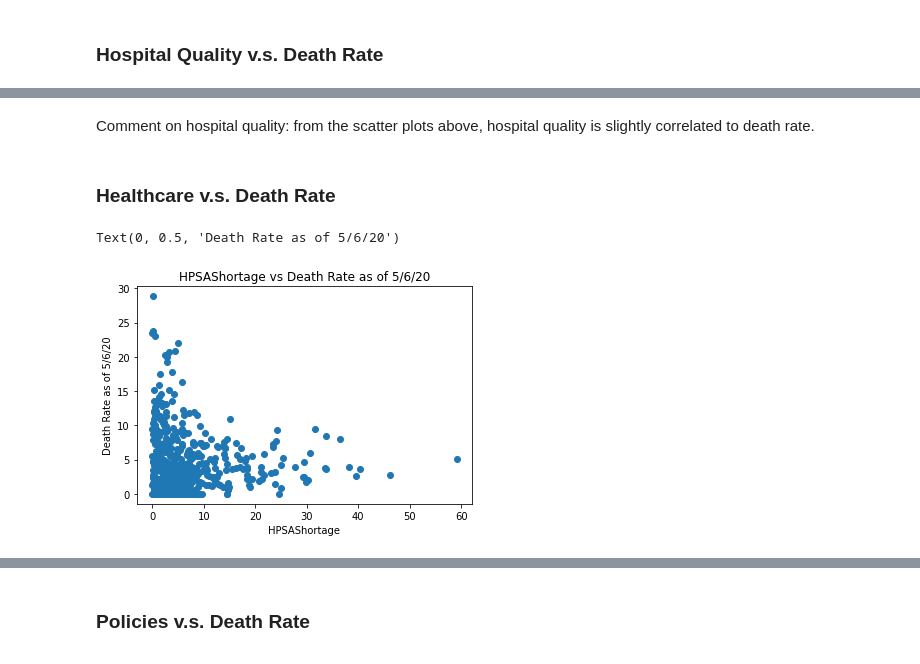
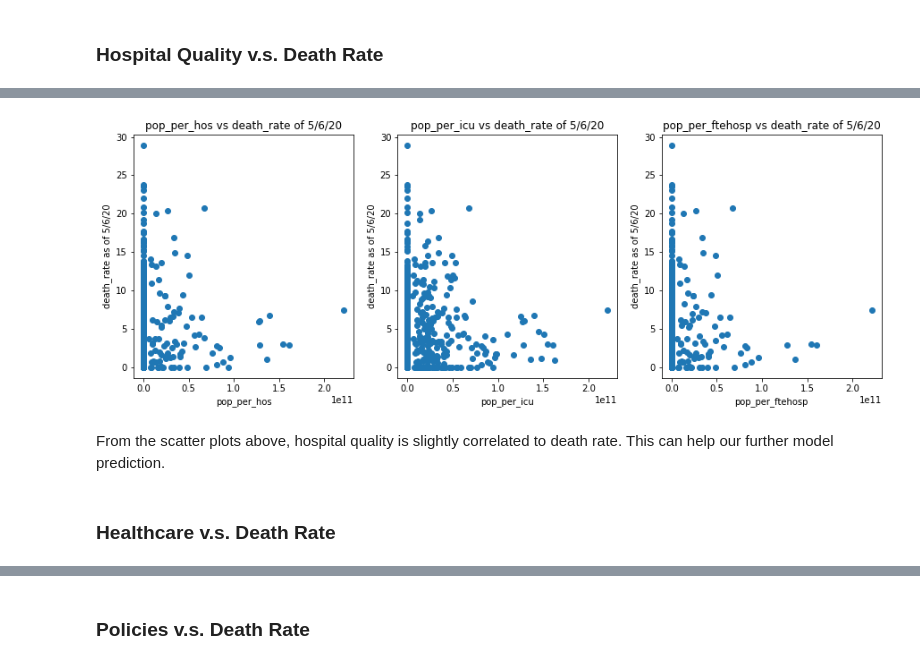
Before and after one commit to swenson-nick/Data_200_Covid, a Jupyter notebook: 1.DeathRate.ipynb, the cells around one changed output, grey strips where cells are left out. Cells and saved outputs as stored; diff of their text form; code cells hidden in the pictures.

```diff
--- a/1.DeathRate.ipynb
+++ b/1.DeathRate.ipynb
@@ -351,5 +352,2 @@ Text(0, 0.5, 'Death Rate as of 5/6/20')
 # %% [markdown]
 ### Hospital Quality v.s. Death Rate
-# %%
-cases_filtered['hosp_per_pop'] = cases_filtered['#Hospitals']/cases_filtered['PopulationEstimate2018']
-cases_filtered['hosp_per_pop'] = cases_filtered['#Hospitals']/cases_filtered['PopulationEstimate2018']
@@ -390,0 +354,4 @@ Text(0, 0.5, 'Death Rate as of 5/6/20')
+# %%
+cases_filtered['pop_per_hos'] = cases_filtered['PopulationEstimate2018'] / (cases_filtered['#Hospitals'] + 1e-6)
+cases_filtered['pop_per_icu'] = cases_filtered['PopulationEstimate2018'] / (cases_filtered['#ICU_beds'] + 1e-6)
+cases_filtered['pop_per_ftehosp'] = cases_filtered['PopulationEstimate2018'] / (cases_filtered['#FTEHospitalTotal2017'] + 1e-6)
@@ -391,12 +374,9 @@ Text(0, 0.5, 'Death Rate as of 5/6/20')
+# %%
+ftr_list = ['pop_per_hos', 'pop_per_icu', 'pop_per_ftehosp']
+plat_scatter_ftr_list(cases_filtered, ftr_list, y_col='death_rate')
+# %% [output]
+[figure, added]
 # %% [markdown]
-Comment on hospital quality: from the scatter plots above, hospital quality is slightly correlated to death rate.
+From the scatter plots above, hospital quality is slightly correlated to death rate. This can help our further model prediction.
 # %% [markdown]
 ### Healthcare v.s. Death Rate
-# %%
-plt.scatter(cases_filtered['HPSAShortage'], cases_filtered['death_rate'])
-plt.title('HPSAShortage vs Death Rate as of 5/6/20')
-plt.xlabel('HPSAShortage')
-plt.ylabel('Death Rate as of 5/6/20')
-# %% [output]
-Text(0, 0.5, 'Death Rate as of 5/6/20')
-[figure, removed]
```
Also changed, not shown: parts of 46 cells of this notebook, 1 other file.
